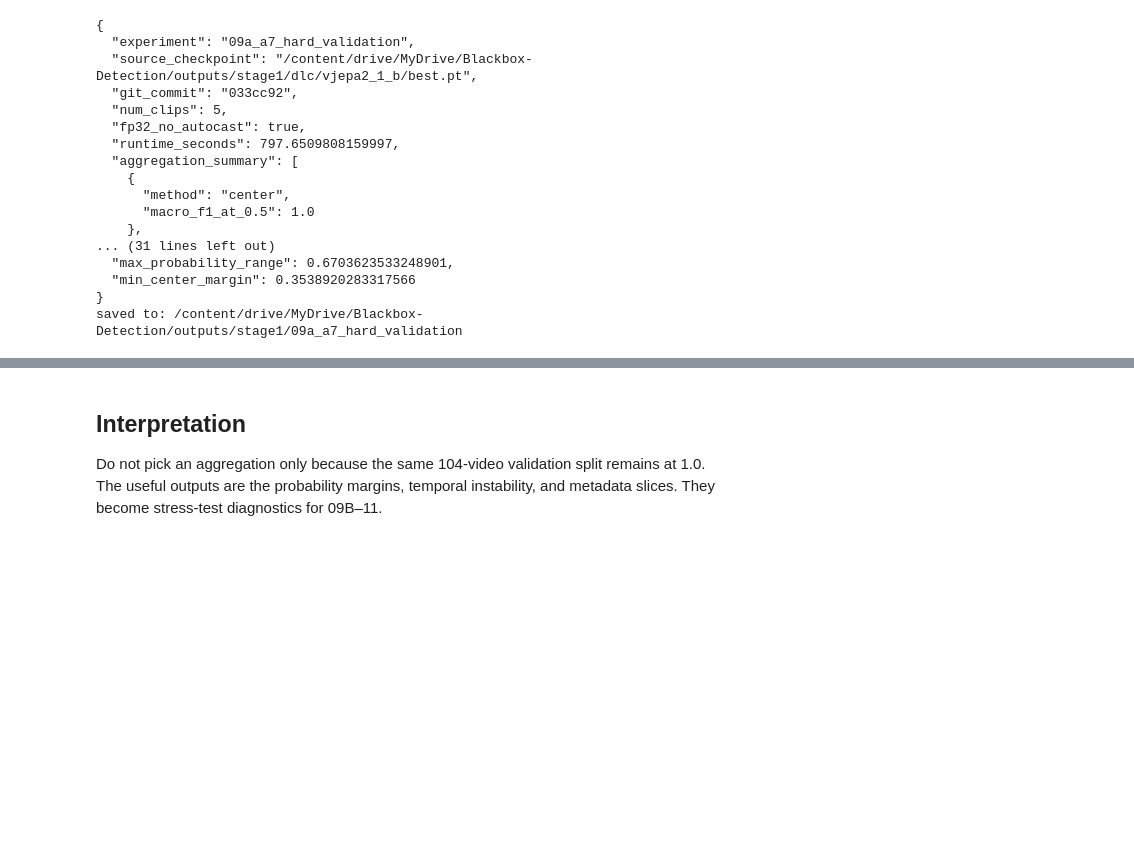
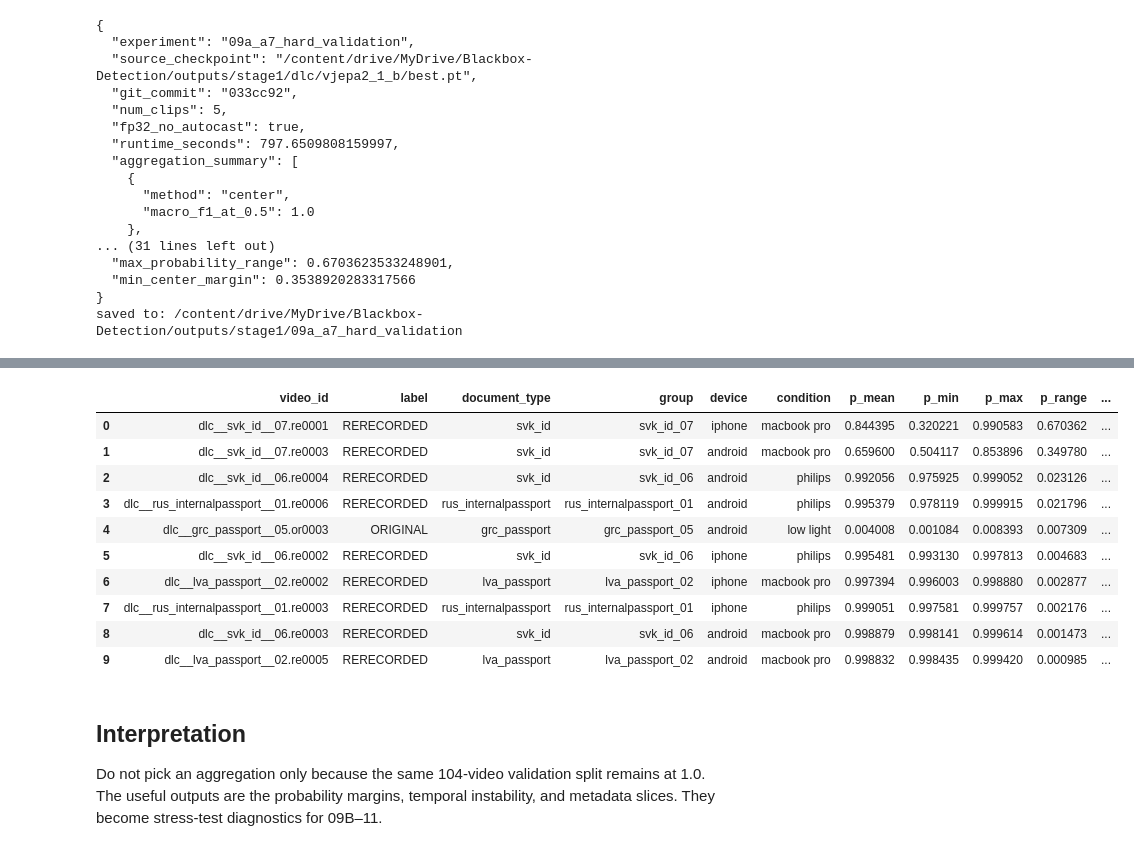
Before and after one commit to sangchun1/Blackbox-Detection, a Jupyter notebook: scripts/stage1/09a_a7_hard_validation.ipynb, the cells around one changed output, grey strips where cells are left out. Drawn from its saved outputs; the diff is of its cells as text; code cells hidden in the pictures; blank space fills up the shorter version.

```diff
--- a/scripts/stage1/09a_a7_hard_validation.ipynb
+++ b/scripts/stage1/09a_a7_hard_validation.ipynb
@@ -636,3 +636,83 @@ print("saved to:", RUN_DIR)
   "min_center_margin": 0.3538920283317566
 }
 saved to: /content/drive/MyDrive/Blackbox-Detection/outputs/stage1/09a_a7_hard_validation
+# %%
+from pathlib import Path
+import pandas as pd
+
+RUN_DIR = Path(
+    "/content/drive/MyDrive/Blackbox-Detection/"
+    "outputs/stage1/09a_a7_hard_validation"
+)
+
+hard = pd.read_csv(
+    RUN_DIR / "hard_cases.csv"
+)
+
+units = pd.read_csv(
+    RUN_DIR / "a7_5clip_units.csv"
+)
+
+# temporal hard-label disagreement가 난 유일한 영상
+unstable = hard.loc[
+    hard["clip_label_disagreement"].astype(bool)
+].copy()
+
+print("=== TEMPORALLY UNSTABLE VIDEO ===")
+display(
+    unstable[
+        [
+            "video_id",
+            "label",
+            "clip_id",
+            "document_type",
+            "document_id",
+            "group",
+            "device",
+            "condition",
+            "p_mean",
+            "p_min",
+            "p_max",
+            "p_range",
+            "margin",
+        ]
+    ]
+)
+
+if len(unstable):
+    vid = unstable.iloc[0]["video_id"]
+
+    print("\n=== 5 CLIP PROBABILITIES ===")
+
+    display(
+        units.loc[
+            units["video_id"].eq(vid),
+            [
+                "video_id",
+                "patch_index",
+                "prob_rerecorded",
+                "valid",
+            ],
+        ].sort_values("patch_index")
+    )
+
+print("\n=== TOP 10 HARD CASES ===")
+
+display(
+    hard[
+        [
+            "video_id",
+            "label",
+            "document_type",
+            "group",
+            "device",
+            "condition",
+            "p_mean",
+            "p_min",
+            "p_max",
+            "p_range",
+            "margin",
+        ]
+    ].head(10)
+)
+# %% [output]
@@ -639,3 +730,14 @@ saved to: /content/drive/MyDrive/Blackbox-Detection/outputs/stage1/09a_a7_hard_v
+|  | video_id | label | document_type | group | device | condition | p_mean | p_min | p_max | p_range | ... |
+| 0 | dlc__svk_id__07.re0001 | RERECORDED | svk_id | svk_id_07 | iphone | macbook pro | 0.844395 | 0.320221 | 0.990583 | 0.670362 | ... |
+| 1 | dlc__svk_id__07.re0003 | RERECORDED | svk_id | svk_id_07 | android | macbook pro | 0.659600 | 0.504117 | 0.853896 | 0.349780 | ... |
+| 2 | dlc__svk_id__06.re0004 | RERECORDED | svk_id | svk_id_06 | android | philips | 0.992056 | 0.975925 | 0.999052 | 0.023126 | ... |
+| 3 | dlc__rus_internalpassport__01.re0006 | RERECORDED | rus_internalpassport | rus_internalpassport_01 | android | philips | 0.995379 | 0.978119 | 0.999915 | 0.021796 | ... |
+| 4 | dlc__grc_passport__05.or0003 | ORIGINAL | grc_passport | grc_passport_05 | android | low light | 0.004008 | 0.001084 | 0.008393 | 0.007309 | ... |
+| 5 | dlc__svk_id__06.re0002 | RERECORDED | svk_id | svk_id_06 | iphone | philips | 0.995481 | 0.993130 | 0.997813 | 0.004683 | ... |
+| 6 | dlc__lva_passport__02.re0002 | RERECORDED | lva_passport | lva_passport_02 | iphone | macbook pro | 0.997394 | 0.996003 | 0.998880 | 0.002877 | ... |
+| 7 | dlc__rus_internalpassport__01.re0003 | RERECORDED | rus_internalpassport | rus_internalpassport_01 | iphone | philips | 0.999051 | 0.997581 | 0.999757 | 0.002176 | ... |
+| 8 | dlc__svk_id__06.re0003 | RERECORDED | svk_id | svk_id_06 | android | macbook pro | 0.998879 | 0.998141 | 0.999614 | 0.001473 | ... |
+| 9 | dlc__lva_passport__02.re0005 | RERECORDED | lva_passport | lva_passport_02 | android | macbook pro | 0.998832 | 0.998435 | 0.999420 | 0.000985 | ... |
 # %% [markdown]
 ## Interpretation
 
```
Also changed, not shown: parts of 1 cell of this notebook.
